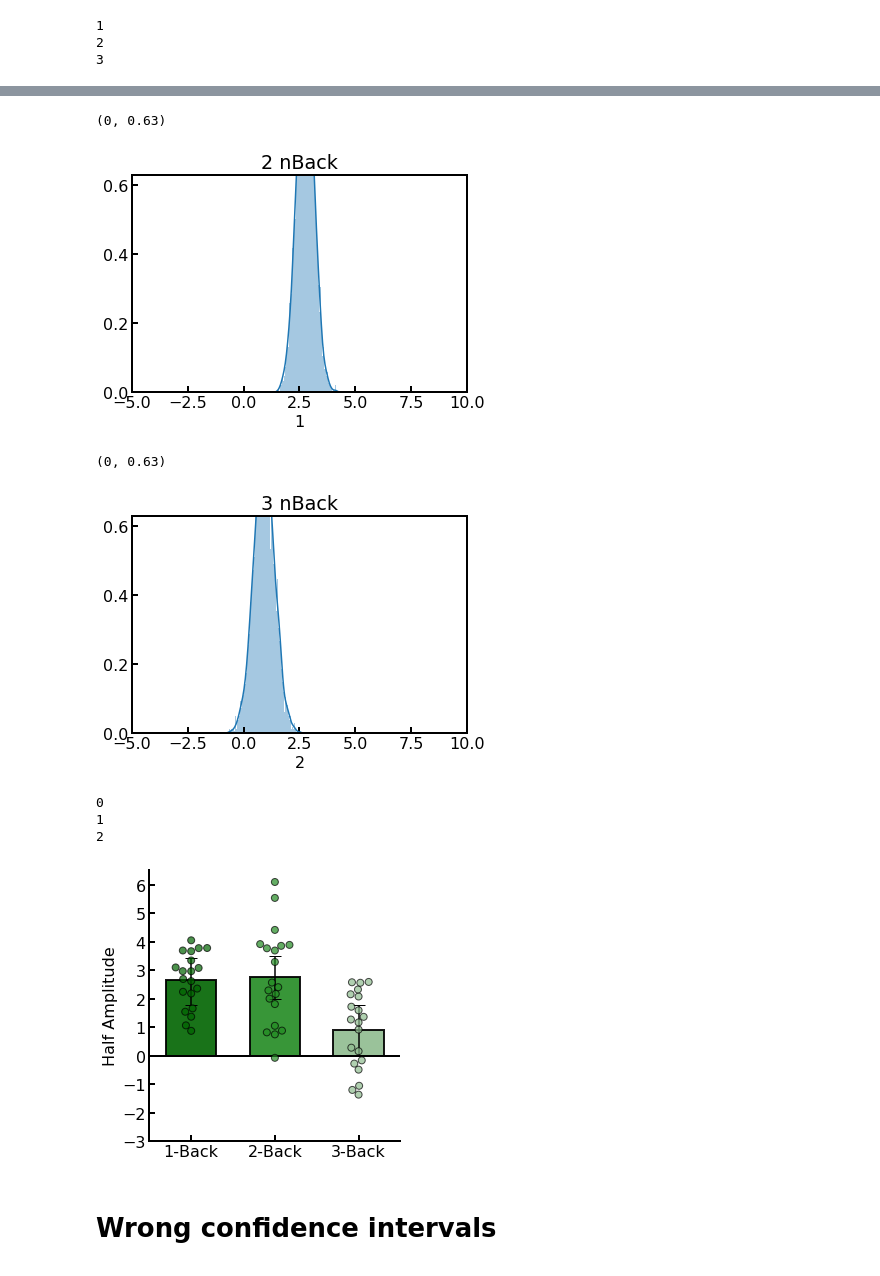
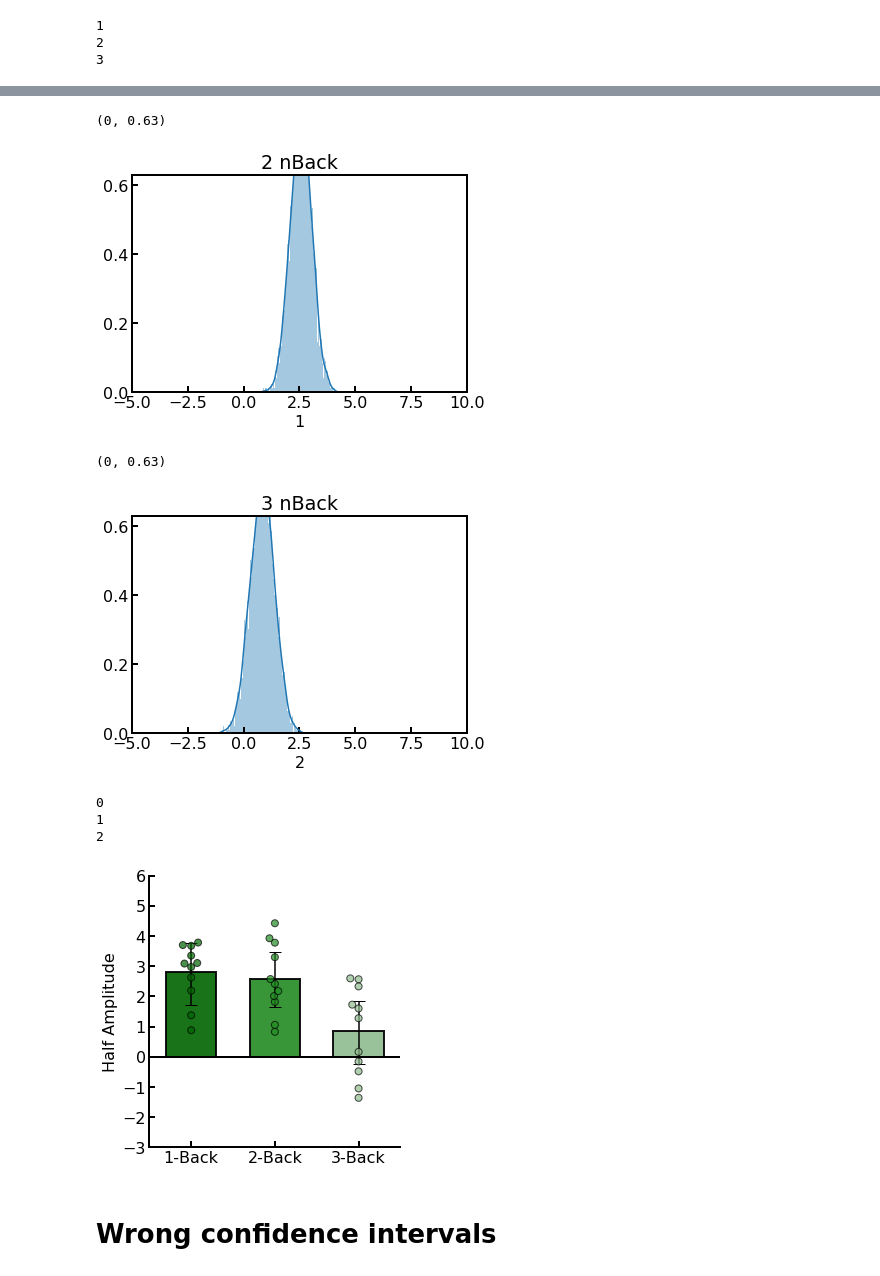
Before and after one commit to WhitneyLab/Serial_Dependence_Analysis_Base, a Jupyter notebook: figures/Fig_3_naive/Fig_3_naive.ipynb, the cells around one changed output, grey strips where cells are left out. Saved outputs shown, nothing was run; the diff lists cells and outputs as text; code cells hidden in the pictures.

```diff
--- a/figures/Fig_3_naive/Fig_3_naive.ipynb
+++ b/figures/Fig_3_naive/Fig_3_naive.ipynb
@@ -53,7 +53,8 @@ nSubjects = folders-1
 127 files, 21 folders
 20 subjects
 # %%
-subject_names = ['AR', 'AS', 'CAN', 'CG', 'CK', 'CT', 'EK', 'ES', 'EW', 'HE', 'HL', 'HOL', 'HY', 'IS', 'JP', 'MF', 'NC','SA', 'SK', 'SS','UnderGrad_SuperSubject']
+# subject_names = ['AR', 'AS', 'CAN', 'CG', 'CK', 'CT', 'EK', 'ES', 'EW', 'HE', 'HL', 'HOL', 'HY', 'IS', 'JP', 'MF', 'NC','SA', 'SK', 'SS','UnderGrad_SuperSubject']
+subject_names = ['AR', 'CK', 'CT', 'EW', 'HL', 'IS', 'JP', 'MF', 'NC', 'SK', 'SS']
 # %% [markdown]
 ## Calculate mean and error bars
 # %%
@@ -155,5 +145,6 @@ subject_names = ['AR', 'AS', 'CAN', 'CG', 'CK', 'CT', 'EK', 'ES', 'EW', 'HE', 'H
 # %%
-subject_names = ['AR', 'AS', 'CAN', 'CG', 'CK', 'CT', 'EK', 'ES', 'EW', 'HE', 'HL', 'HOL', 'HY', 'IS', 'JP', 'MF', 'NC','SA', 'SK', 'SS']
+# subject_names = ['AR', 'AS', 'CAN', 'CG', 'CK', 'CT', 'EK', 'ES', 'EW', 'HE', 'HL', 'HOL', 'HY', 'IS', 'JP', 'MF', 'NC','SA', 'SK', 'SS']
+subject_names = ['AR', 'CK', 'CT', 'EW', 'HL', 'IS', 'JP', 'MF', 'NC', 'SK', 'SS']
 
 alldata_v2 = pd.DataFrame(columns=['SUBJECT', 'BOOTSTRAP_VALUES'])
 ntype_data_trimed = pd.DataFrame()
@@ -267,10 +258,9 @@ The PostScript backend does not support transparency; partially transparent arti
 # %% [markdown]
 #  Plot Fig 3 v3
 # %%
-subject_names = ['AR', 'AS', 'CAN', 'CG', 'CK', 'CT', 'EK', 'ES', 'EW', 'HE', 'HL', 'HOL', 'HY', 'IS', 'JP', 'MF', 'NC','SA', 'SK', 'SS']
-# alldata_v2 = pd.DataFrame(columns=['SUBJECT', 'BOOTSTRAP_VALUES'])
-# ntype_data_trimed = pd.DataFrame()
-# bootstrap_data = pd.DataFrame(columns=)
+# subject_names = ['AR', 'AS', 'CAN', 'CG', 'CK', 'CT', 'EK', 'ES', 'EW', 'HE', 'HL', 'HOL', 'HY', 'IS', 'JP', 'MF', 'NC','SA', 'SK', 'SS']
+subject_names = ['AR', 'CK', 'CT', 'EW', 'HL', 'IS', 'JP', 'MF', 'NC', 'SK', 'SS']
+
 bootstrap_data = pd.DataFrame()
 row_subject = 0
 for ntype in nTypes:
@@ -288,14 +278,6 @@ for ntype in nTypes:
 
             subjectdata_temp.loc[row_subject, str(iteration)] = subjectdata.loc[iteration, 'bootstrap_values']
 
-#         alldata_trimed_v2.loc[row,'SUBJECT'] = subject
-
-#         mean, ci_low, ci_up = mean_confidence_interval.confidence_interval_percentile(subjectdata['bootstrap_values'])
-
-#         alldata_trimed_v2.loc[row, 'NTYPE'] = ntype
-#         alldata_trimed_v2.loc[row, 'BOOTSTRAP_MEAN'] = mean
-#         alldata_trimed_v2.loc[row, 'BOOTSTRAP_CI_LOW'] = ci_low
-#         alldata_trimed_v2.loc[row, 'BOOTSTRAP_CI_UP'] = ci_up
 
 
 
@@ -306,15 +288,5 @@ for ntype in nTypes:
             bootstrap_data = pd.concat([bootstrap_data, subjectdata_temp])
 
         row_subject += 1
-
-
-
-#     mean_type, ci_low_type, ci_up_type = mean_confidence_interval.mean_confidence_interval(alldata_trimed_v2['BOOTSTRAP_MEAN'])
-#     ntype_data_trimed.loc[row_type, 'NTYPE'] = alldata_trimed_v2.NTYPE.unique()
-#     ntype_data_trimed.loc[row_type, 'NTYPE_MEAN'] = mean_type
-#     ntype_data_trimed.loc[row_type, 'NTYPE_CI_LOW'] = ci_low_type
-#     ntype_data_trimed.loc[row_type, 'NTYPE_CI_UP'] = ci_up_type
-
-#     row_type += 1
 # %% [output]
 AR
@@ -371,7 +343,7 @@ plt.xlim(-5, 10)
 plt.ylim(0, 0.63)
 # %% [output]
 (0, 0.63)
-[figure, old version]
+[figure, new version]
 # %%
 sns.distplot(bootstrap_trimed.iloc[2, 1:], bins=100)
 plt.title('3 nBack')
@@ -379,7 +351,7 @@ plt.xlim(-5, 10)
 plt.ylim(0, 0.63)
 # %% [output]
 (0, 0.63)
-[figure, old version]
+[figure, new version]
 # %%
 type_v3 = pd.DataFrame()
 row=0
@@ -427,21 +399,22 @@ for ntype in nTypes:
 # %%
 plt.figure(figsize=(4.5, 5))
 
 plt.bar(type_v3['TYPE'], type_v3['MEAN'], yerr=alldata_ci_v3.to_numpy(), ecolor='black',
        capsize=6,color = ['darkgreen', 'forestgreen', 'darkseagreen'], edgecolor='k', alpha=0.9, width=0.6, linewidth=2)
 # ax = sns.swarmplot(x='TYPE', y="BOOSTRAP_MEAN", data=boostrap_trimed_reorganized, dodge=True, size=10, alpha=0.7)
 ax = sns.swarmplot(x='NTYPE', y="BOOTSTRAP_MEAN", data=ntype_data, dodge=True, size=7, alpha=0.7,edgecolor='k', linewidth=1, palette=['darkgreen', 'forestgreen', 'darkseagreen'])
 sns.despine()
 plt.ylabel('Half Amplitude')
 plt.xlabel('')
+plt.ylim([-3, 6])
 ax.set_xticklabels(['1-Back', '2-Back', '3-Back'])
 plt.axhline(0, linestyle='-', linewidth=2, c='k')
 sns.despine()
 plt.yticks(np.arange(-3, 7, 1.0))
 # plt.savefig('Fig_3_v3_naive.eps', bbox_inches='tight', dpi=1200)
 plt.savefig('Fig_3_v3_naive.svg', bbox_inches='tight', dpi=1200)
 # %% [output]
-[figure, old version]
+[figure, new version]
 # %% [markdown]
 # Wrong confidence intervals
 # %%
```
Also changed, not shown: parts of 13 cells of this notebook, 3 other files.
